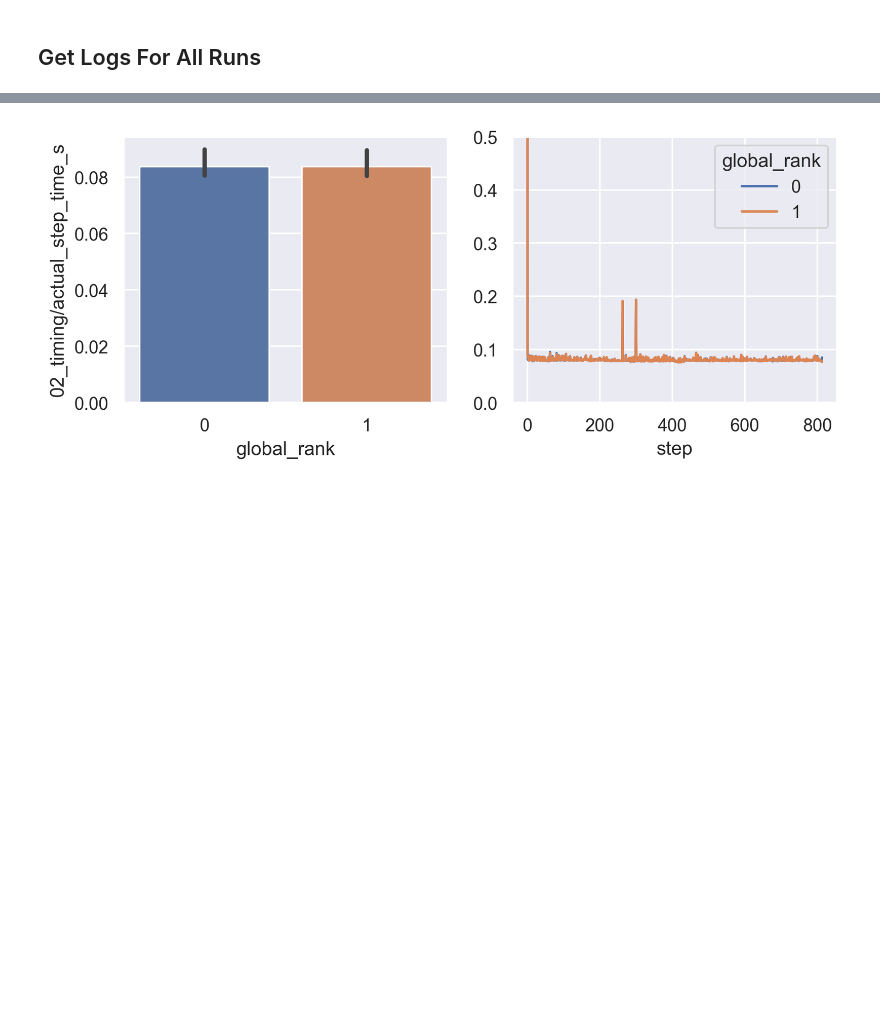
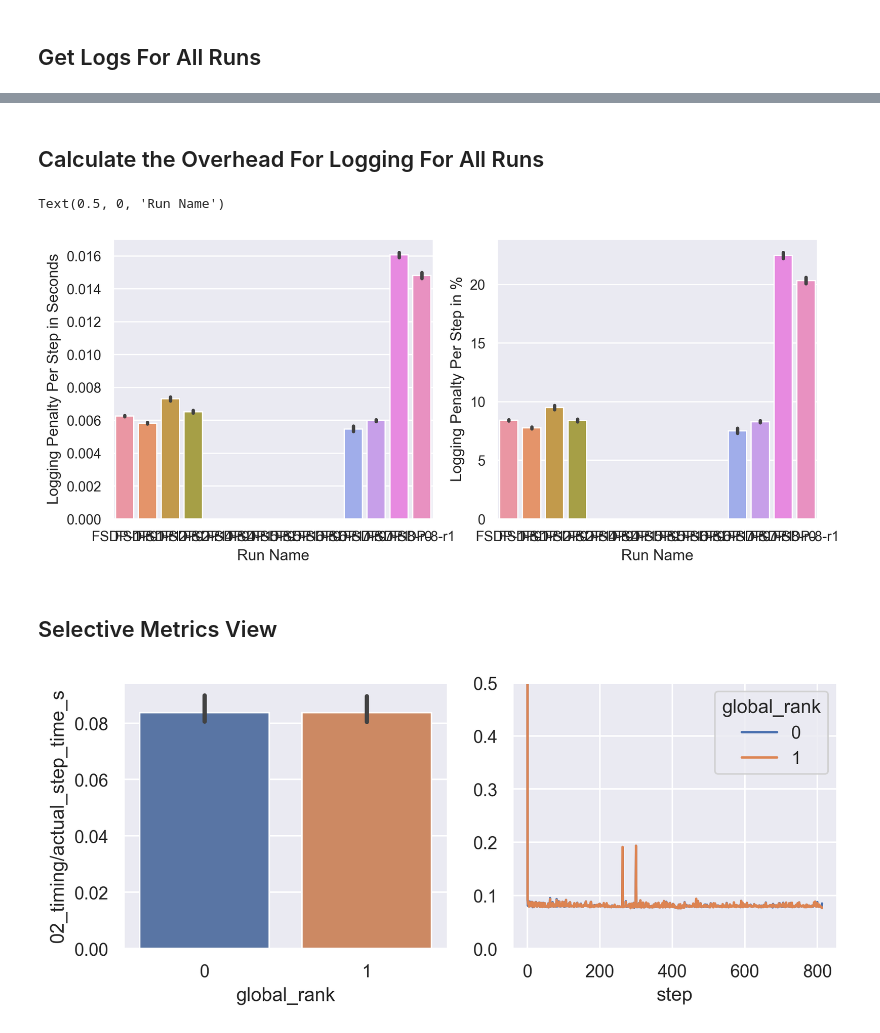
Before and after one commit to cirquit/fsdp-memory-analysis, a Jupyter notebook: tb-logging-example.ipynb, the cells around one changed output, grey strips where cells are left out. Cells and saved outputs as stored; diff of their text form; code cells hidden in the pictures; blank space fills up the shorter version.

```diff
--- a/tb-logging-example.ipynb
+++ b/tb-logging-example.ipynb
@@ -140,3 +151,31 @@ test_run
+# %% [markdown]
+## Calculate the Overhead For Logging For All Runs
+# %%
+runs_df["logging_penalty_per_step_s"] = runs_df["02_timing/actual_step_time_s"] - runs_df["02_timing/calculated_step_time_s"]
+runs_df["logging_penalty_per_step_percent"] = runs_df["logging_penalty_per_step_s"] / runs_df["02_timing/calculated_step_time_s"] * 100
+fig, ax = plt.subplots(1, 2, figsize=(10,4))
+fig = sns.barplot(
+    data=runs_df,
+    x="run_name",
+    y="logging_penalty_per_step_s",
+    ax=ax[0]
+)
+#ax[0].set_xticks(rotation=90)
+ax[0].set_ylabel("Logging Penalty Per Step in Seconds")
+ax[0].set_xlabel("Run Name")
+fig = sns.barplot(
+    data=runs_df,
+    x="run_name",
+    y="logging_penalty_per_step_percent",
+    ax=ax[1]
+)
+ax[1].set_ylabel("Logging Penalty Per Step in %")
+ax[1].set_xlabel("Run Name")
+# %% [output]
+Text(0.5, 0, 'Run Name')
+[figure, added]
+# %% [markdown]
+## Selective Metrics View
 # %%
 def dual_plot(df, x, y, line_ylim):
     fig, ax = plt.subplots(1,2, figsize=(8,3))
```
Also changed, not shown: parts of 11 cells of this notebook.
